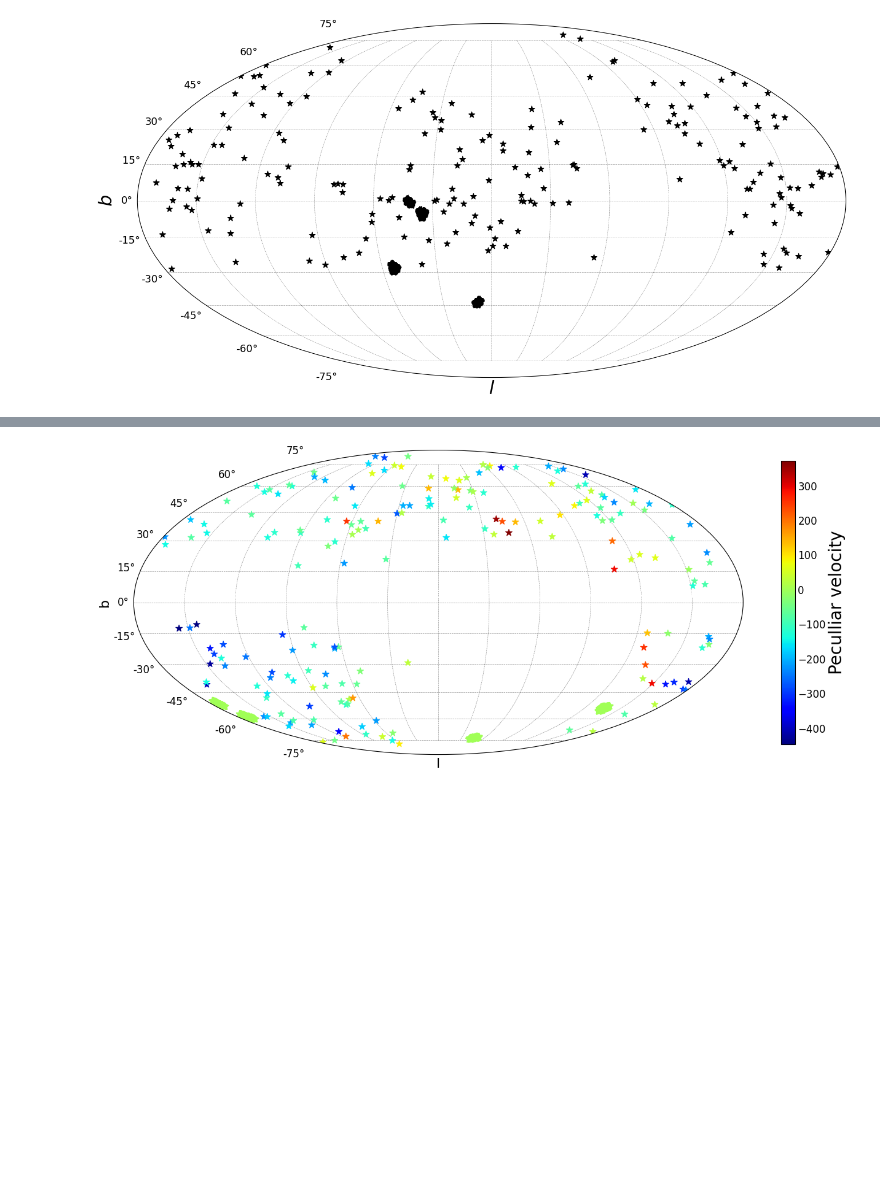
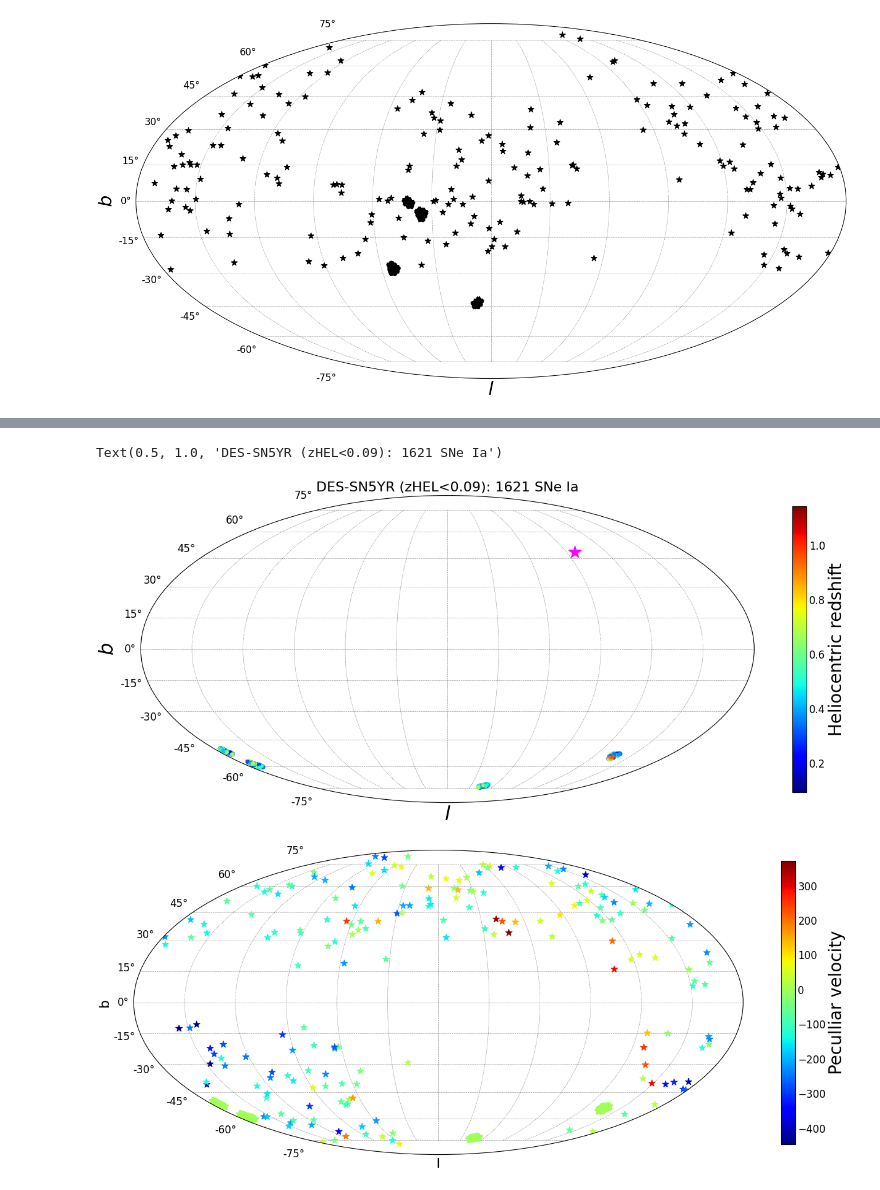
Before and after one commit to Shin107/DES_analysis, a Jupyter notebook: Visualize_sne.ipynb, the cells around one changed output, grey strips where cells are left out. Drawn from its saved outputs; the diff is of its cells as text; code cells hidden in the pictures; blank space fills up the shorter version.

```diff
--- a/Visualize_sne.ipynb
+++ b/Visualize_sne.ipynb
@@ -543,3 +474,30 @@ plot_oneset(ax, np.array([des_m['l']]), [des_m['b']], color='k', marker='*', siz
+# %%
+dict2={}
+dict1={}
+
+org = 0
+tick_labels = np.array([150, 120, 90, 60, 30, 0, 330, 300, 270, 240, 210])
+
+tick_labels = np.remainder(tick_labels+360+org,360)
+
+fig = plt.figure(figsize=(20, 15))
+#ax.plot(galpan.l.wrap_at('180d').radian, galpan.b.radian,"gv",ms=10,label='PAN+ (JLA $\cap$ PAN+)')
+
+ax = fig.add_subplot(111, projection='mollweide')
+ax.set_xticklabels(tick_labels)
+
+ax.tick_params(axis='x', colors='white')
+
+#plot_oneset(ax, pplus['l'], pplus['b'], color='k', marker='*', size=100, fillstyle='none', line=False, alpha=1, l1=0)
+subdata = des_m[des_m['zHEL']>0.09]
+
+plot_oneset(ax, np.array([subdata['l']]), [subdata['b']], color='k', marker='.', size=100, fillstyle='none', line=False, alpha=1, l1=0,cmmap=True, val=np.array(subdata['zHEL']),label='Heliocentric redshift')
+plot_oneset(ax, np.array([gal_cmb.l.value]), [gal_cmb.b.value], color='magenta', marker='*', size=350, fillstyle='none', line=False, alpha=1, l1=0, label='CMB dipole direction')
+
+plt.title(f'DES-SN5YR (zHEL<0.09): {len(subdata)} SNe Ia', fontsize=20)
+# %% [output]
+Text(0.5, 1.0, 'DES-SN5YR (zHEL<0.09): 1621 SNe Ia')
+[figure, added]
 # %%
 dict2={}
 dict1={}
```
Also changed, not shown: parts of 32 cells of this notebook, 5 other files.
